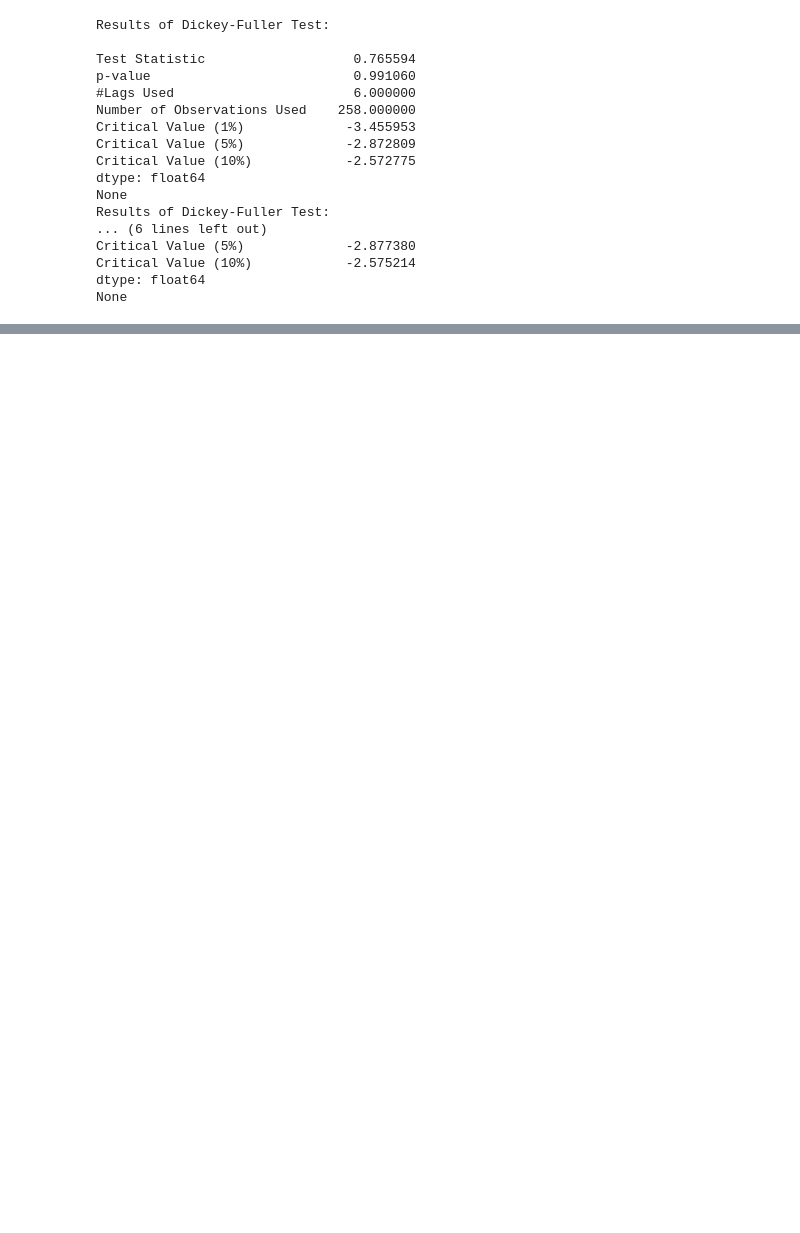
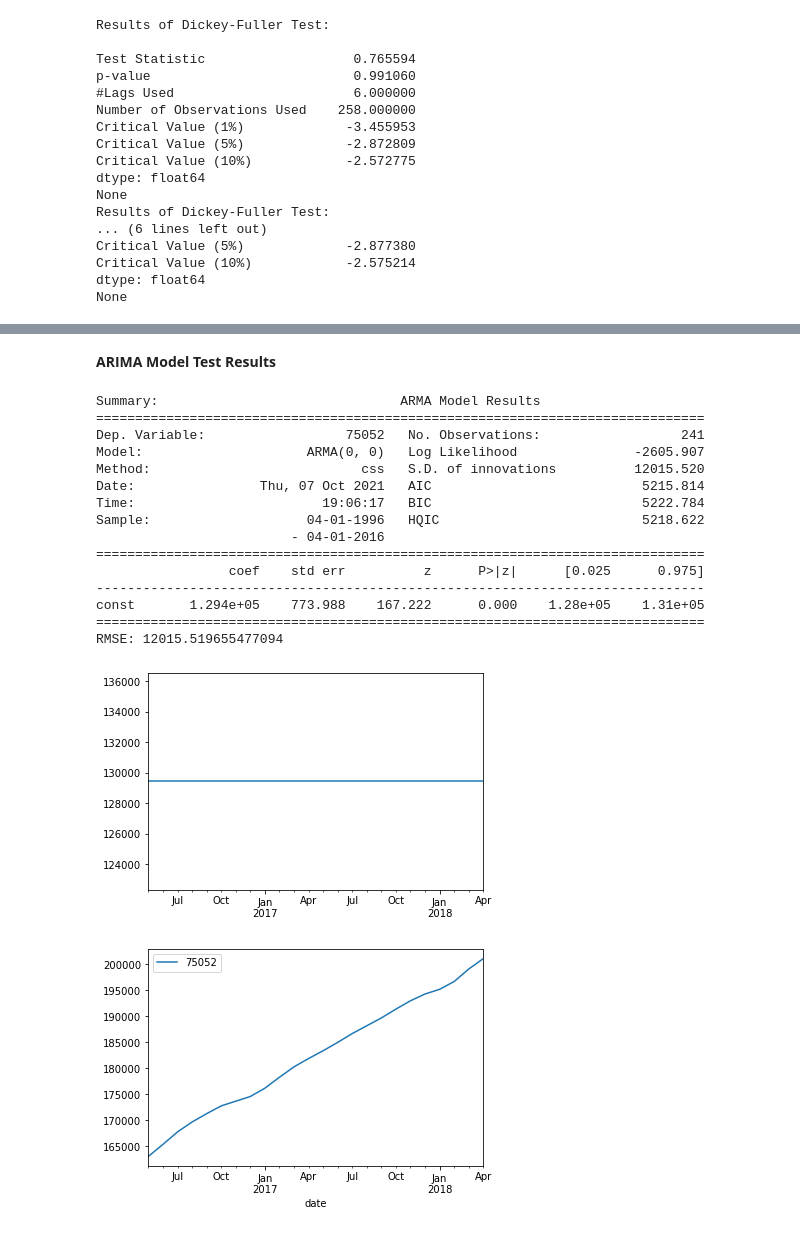
Before and after one commit to rhk48/zillow-time-series, a Jupyter notebook: final_nb.ipynb, the cells around one changed output, grey strips where cells are left out. Cells and saved outputs as stored; diff of their text form; code cells hidden in the pictures; blank space fills up the shorter version.

```diff
--- a/final_nb.ipynb
+++ b/final_nb.ipynb
@@ -354,4 +353,16 @@ def stationarity_check(df):
         dfoutput['Critical Value (%s)'%key] = value
     print(dfoutput)
     return None
+# %%
+def print_arima_results(data, order=[0,0,0]):
+    data=data.astype('float32')
+    arima = ARIMA(data, order=(0, 0, 0))
+    sm = arima.fit()
+
+    rmse = mean_squared_error(data, sm.predict(),squared=False)
+
+    print(f"""Summary: {sm.summary()}""")
+    print(f"""RMSE: {rmse}""")
+
+    return sm
 # %%
@@ -578,0 +539,23 @@ def print_ts_metrics_arima(train, test, order=[0,0,0]):
+# %% [markdown]
+**ARIMA Model Test Results**
+# %%
+model_train = print_arima_results(train,  order=[0,1,0])
+plot_predictions(test, model_train);
+# %% [output]
+Summary:                               ARMA Model Results
+==============================================================================
+Dep. Variable:                  75052   No. Observations:                  241
+Model:                     ARMA(0, 0)   Log Likelihood               -2605.907
+Method:                           css   S.D. of innovations          12015.520
+Date:                Thu, 07 Oct 2021   AIC                           5215.814
+Time:                        19:06:17   BIC                           5222.784
+Sample:                    04-01-1996   HQIC                          5218.622
+                         - 04-01-2016
+==============================================================================
+                 coef    std err          z      P>|z|      [0.025      0.975]
+------------------------------------------------------------------------------
+const       1.294e+05    773.988    167.222      0.000    1.28e+05    1.31e+05
+==============================================================================
+RMSE: 12015.519655477094
+[figure, added]
+[figure, added]
```
Also changed, not shown: parts of 80 cells of this notebook, 2 other files.
